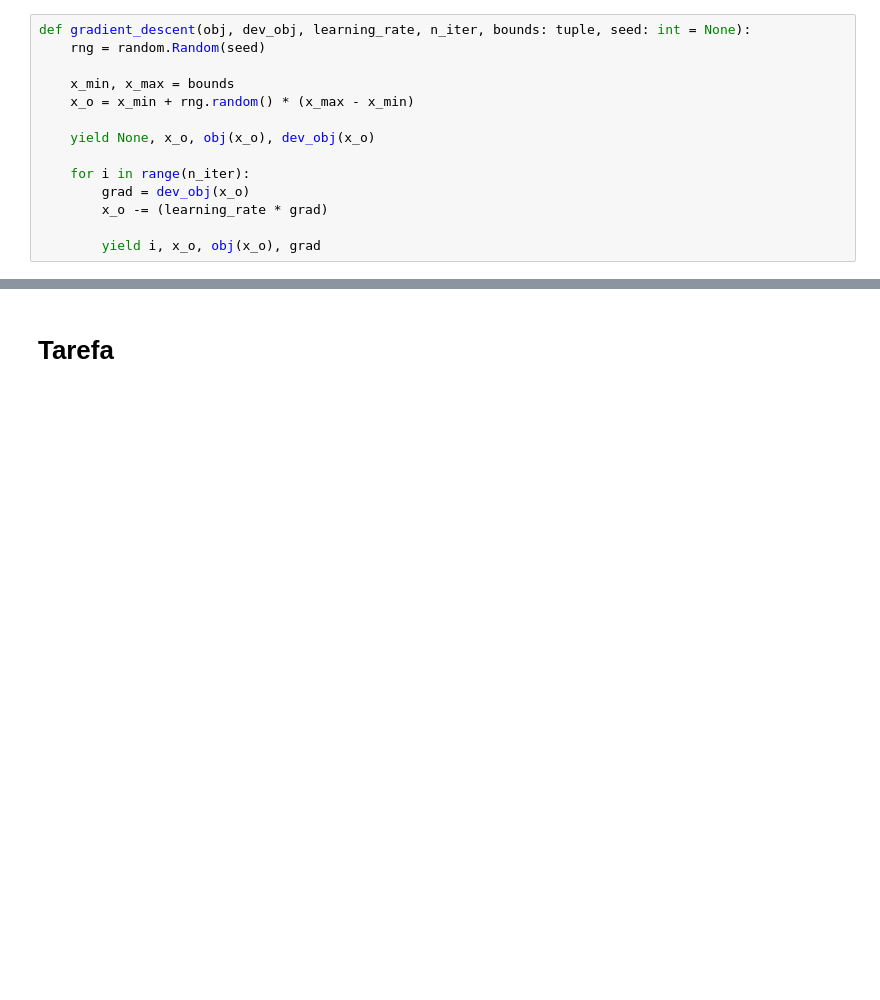
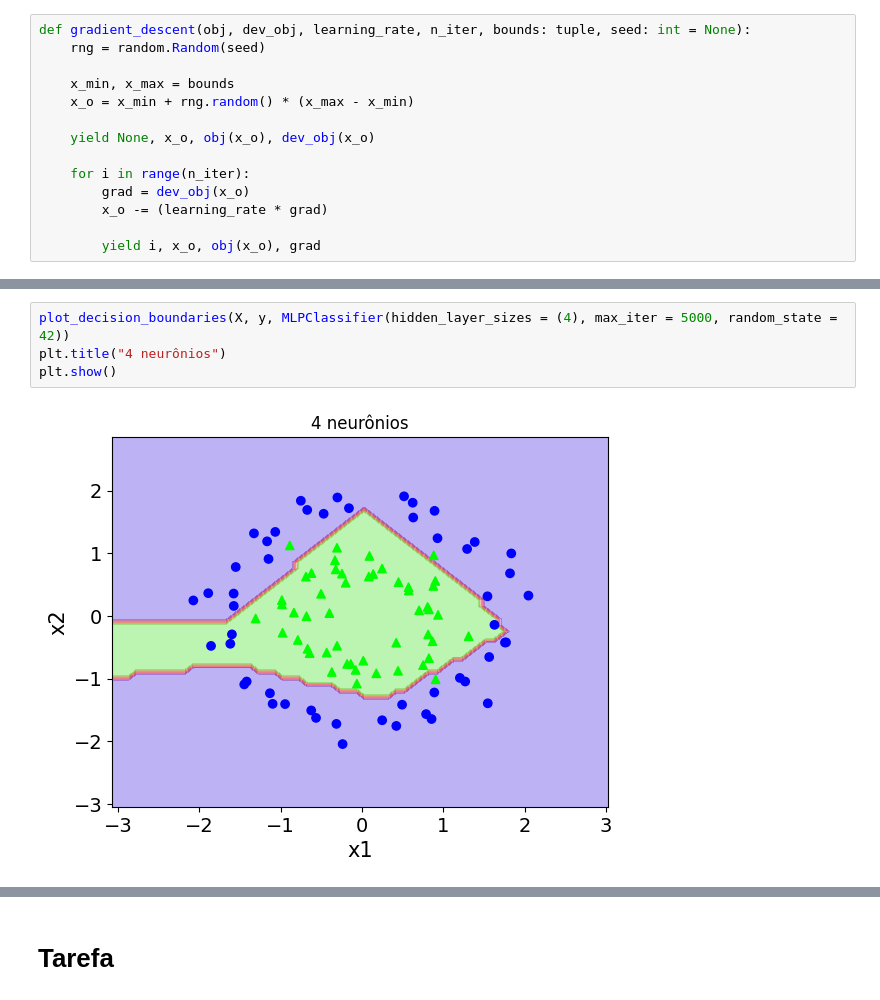
Before and after one commit to smastelini/eng-soft-ml-uel, a Jupyter notebook: aula-6.ipynb, the cells around one changed output, grey strips where cells are left out. Saved outputs shown, nothing was run; the diff lists cells and outputs as text; blank space fills up the shorter version.

```diff
--- a/aula-6.ipynb
+++ b/aula-6.ipynb
@@ -222,0 +520,6 @@ fig.show()
+# %%
+plot_decision_boundaries(X, y, MLPClassifier(hidden_layer_sizes = (4), max_iter = 5000, random_state = 42))
+plt.title("4 neurônios")
+plt.show()
+# %% [output]
+[figure, added]
```
Also changed, not shown: parts of 64 cells of this notebook, 3 other files.
